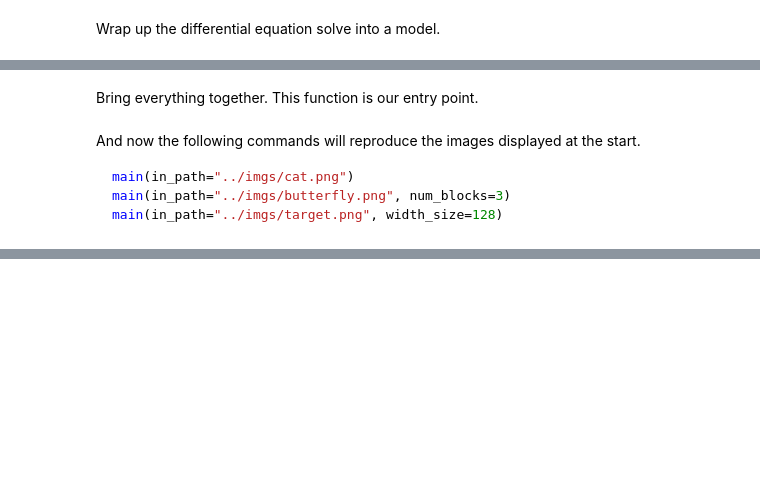
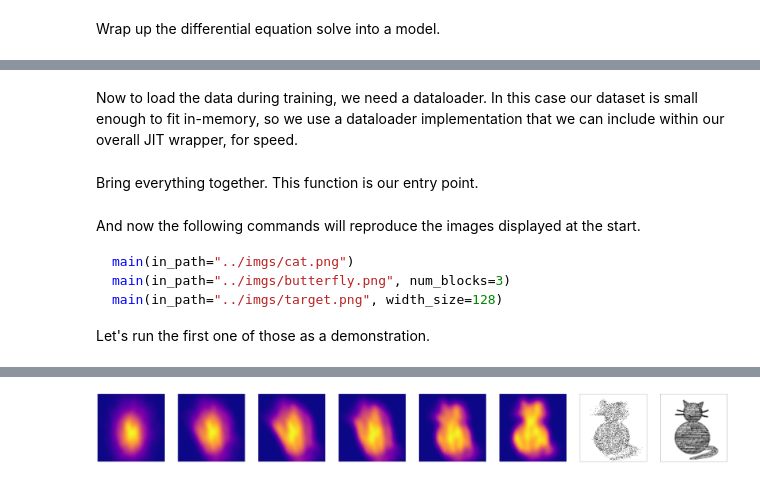
Before and after one commit to patrick-kidger/diffrax, a Jupyter notebook: examples/continuous_normalising_flow.ipynb, the cells around one changed output, grey strips where cells are left out. Cells and saved outputs as stored; diff of their text form; code cells hidden in the pictures; blank space fills up the shorter version.

````diff
--- a/examples/continuous_normalising_flow.ipynb
+++ b/examples/continuous_normalising_flow.ipynb
@@ -251,21 +267,28 @@ def get_data(path):
     dataset = (dataset - mean) / std
 
     return dataset, weights, mean, std, img, width, height
+# %% [markdown]
+Now to load the data during training, we need a dataloader. In this case our dataset is small enough to fit in-memory, so we use a dataloader implementation that we can include within our overall JIT wrapper, for speed.
 # %%
-def dataloader(arrays, batch_size, *, key):
-    dataset_size = arrays[0].shape[0]
-    assert all(array.shape[0] == dataset_size for array in arrays)
-    indices = jnp.arange(dataset_size)
-    while True:
-        perm = jrandom.permutation(key, indices)
-        (key,) = jrandom.split(key, 1)
-        start = 0
-        end = batch_size
-        while start < dataset_size:
-            batch_perm = perm[start:end]
-            yield tuple(array[batch_perm] for array in arrays)
-            start = end
-            end = start + batch_size
+class DataLoader(eqx.Module):
+    arrays: Tuple[jnp.ndarray]
+    batch_size: int
+    key: jrandom.PRNGKey
+
+    def __post_init__(self):
+        dataset_size = self.arrays[0].shape[0]
+        assert all(array.shape[0] == dataset_size for array in self.arrays)
+
+    def __call__(self, step):
+        dataset_size = self.arrays[0].shape[0]
+        num_batches = dataset_size // self.batch_size
+        epoch = step // num_batches
+        key = jrandom.fold_in(self.key, epoch)
+        perm = jrandom.permutation(key, jnp.arange(dataset_size))
+        start = step * self.batch_size
+        slice_size = self.batch_size
+        batch_indices = lax.dynamic_slice_in_dim(perm, start, slice_size)
+        return tuple(array[batch_indices] for array in self.arrays)
 # %% [markdown]
 Bring everything together. This function is our entry point.
 # %%
@@ -391,3 +434,8 @@ main(in_path="../imgs/cat.png")
 main(in_path="../imgs/butterfly.png", num_blocks=3)
 main(in_path="../imgs/target.png", width_size=128)
 ```
+
+Let's run the first one of those as a demonstration.
+# %%
+main(in_path="../imgs/cat.png")
+# %% [output]
@@ -393,0 +459 @@ main(in_path="../imgs/target.png", width_size=128)
+[figure, added]
````
Also changed, not shown: parts of 18 cells of this notebook.
